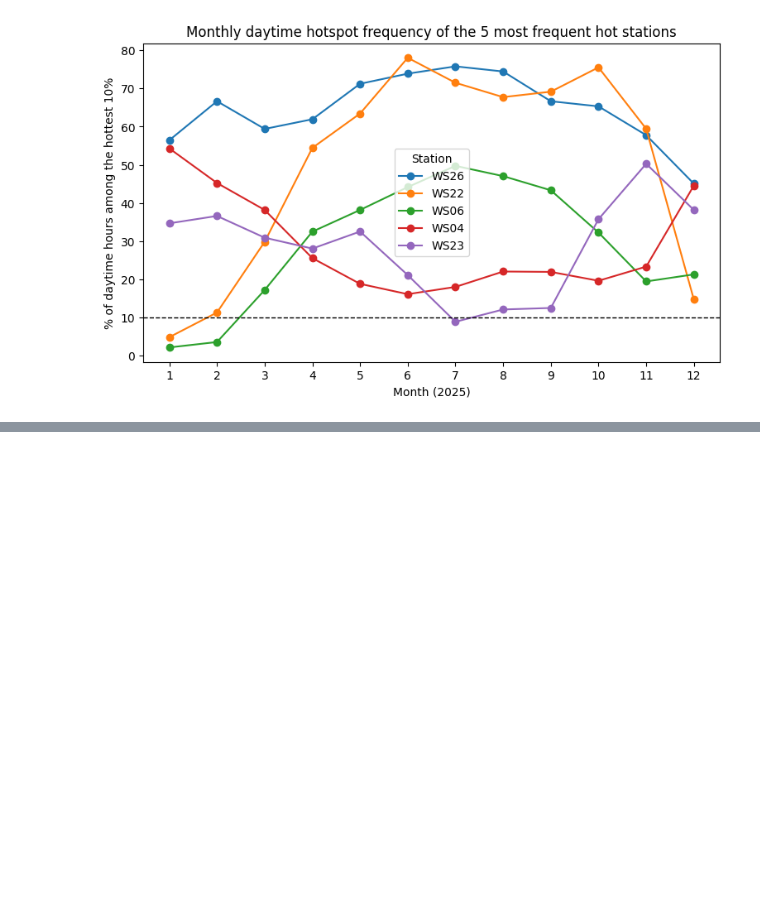
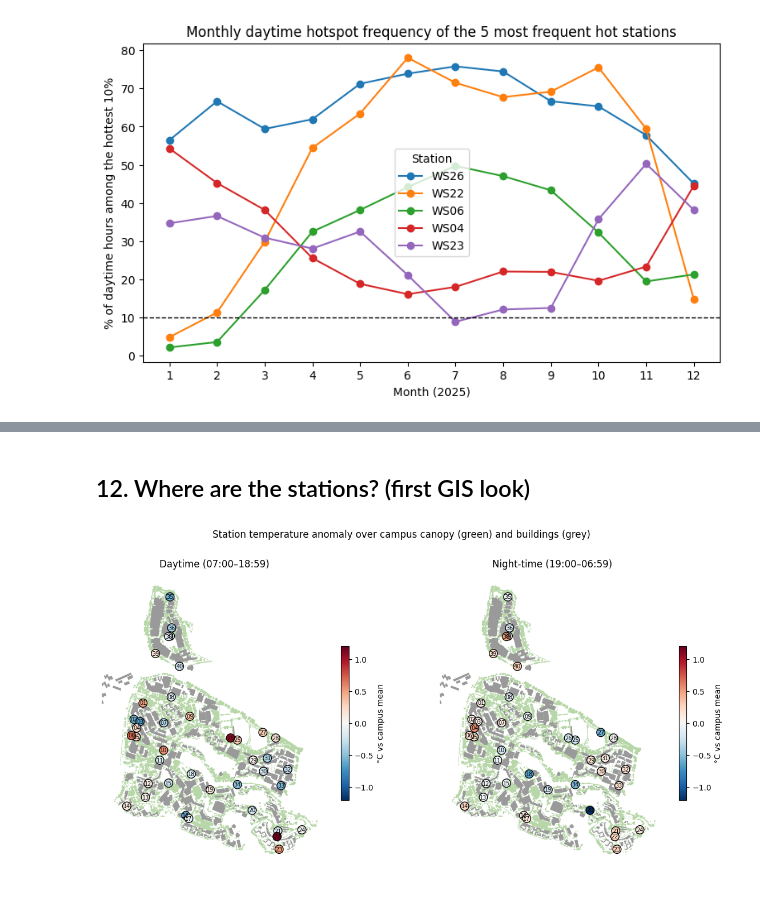
Before and after one commit to fabianhuang54/BPS5231-Spatial-Intelligence-for-Urban-Greening, a Jupyter notebook: notebooks/01_weather_eda.ipynb, the cells around one changed output, grey strips where cells are left out. Saved outputs shown, nothing was run; the diff lists cells and outputs as text; code cells hidden in the pictures; blank space fills up the shorter version.

```diff
--- a/notebooks/01_weather_eda.ipynb
+++ b/notebooks/01_weather_eda.ipynb
@@ -421,0 +439,41 @@ plt.show()
+# %% [markdown]
+## 12. Where are the stations? (first GIS look)
+# %%
+import geopandas as gpd
+
+GIS = Path("../data/raw/gis")
+buildings = gpd.read_file(GIS / "nus_campus_map - Buildings.shp").to_crs(3414)
+canopy    = gpd.read_file(GIS / "nus_campus_map - TreeCanopy.shp").to_crs(3414)
+
+# One point per station, built from its latitude/longitude
+st = clean.groupby("Station")[["lat", "lon"]].first().reset_index()
+stations = gpd.GeoDataFrame(
+    st, geometry=gpd.points_from_xy(st["lon"], st["lat"]), crs=4326
+).to_crs(3414)
+
+# Attach each station's day and night anomaly from the earlier step
+stations = stations.merge(anom[["day", "night"]], left_on="Station", right_index=True)
+
+fig, axes = plt.subplots(1, 2, figsize=(14, 7))
+xmin, ymin, xmax, ymax = stations.total_bounds
+pad = 200
+for ax, col, title in zip(axes, ["day", "night"],
+                          ["Daytime (07:00–18:59)", "Night-time (19:00–06:59)"]):
+    canopy.plot(ax=ax, color="#b7d7a8", linewidth=0)
+    buildings.plot(ax=ax, color="#9a9a9a", linewidth=0)
+    stations.plot(ax=ax, column=col, cmap="RdBu_r", vmin=-1.2, vmax=1.2,
+                  markersize=110, edgecolor="black", legend=True,
+                  legend_kwds={"label": "°C vs campus mean", "shrink": 0.5})
+    for _, r in stations.iterrows():
+        ax.annotate(r["Station"][2:], (r.geometry.x, r.geometry.y),
+                    fontsize=7, ha="center", va="center")
+    ax.set_xlim(xmin - pad, xmax + pad)
+    ax.set_ylim(ymin - pad, ymax + pad)
+    ax.set_aspect("equal")
+    ax.set_axis_off()
+    ax.set_title(title)
+fig.suptitle("Station temperature anomaly over campus canopy (green) and buildings (grey)")
+fig.savefig("../outputs/figures/station_map_anomaly.png", dpi=200, bbox_inches="tight")
+plt.show()
+# %% [output]
+[figure, added]
```
Also changed, not shown: parts of 2 cells of this notebook, 1 other file.
